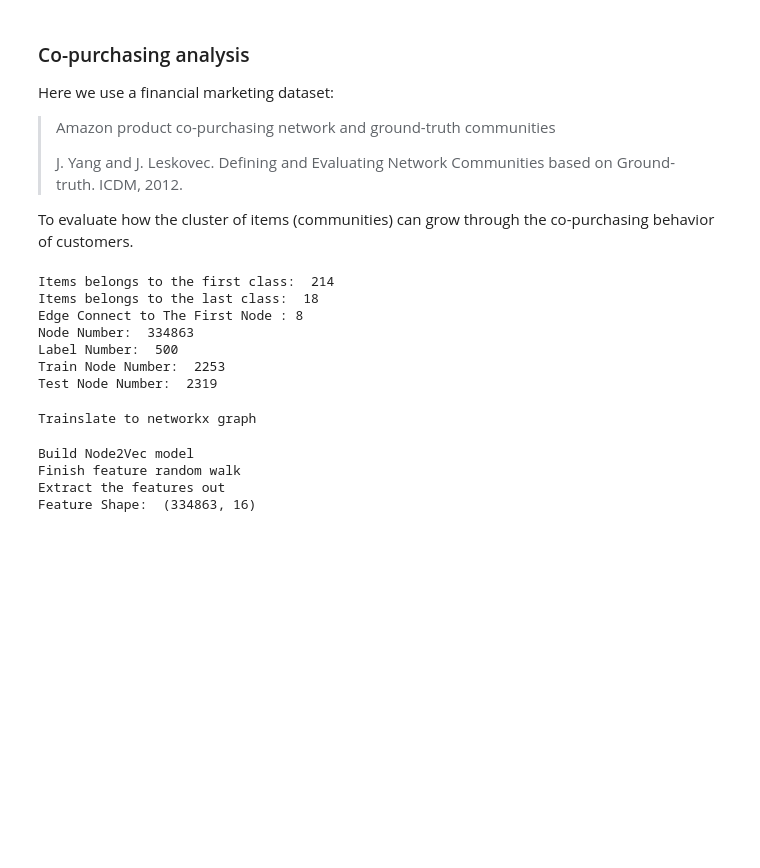
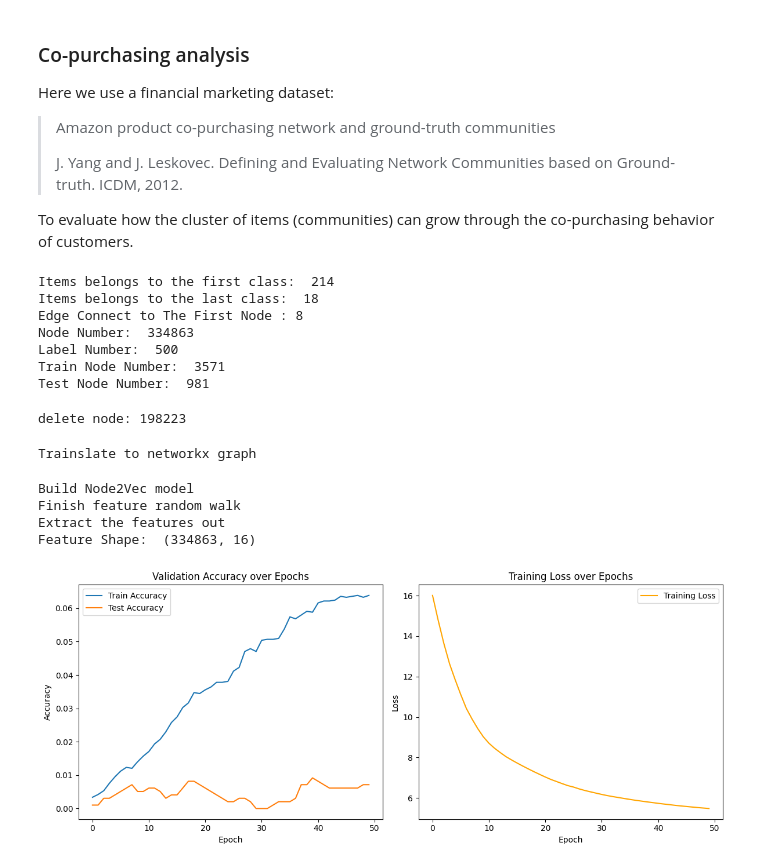
Before and after one commit to Winfred666/GCN_study, a Jupyter notebook: copurchasing_analysis.ipynb, the cells around one changed output. Saved outputs shown, nothing was run; the diff lists cells and outputs as text; code cells hidden in the pictures; blank space fills up the shorter version.

Commit message:
try to add SGC solution to the co-purchasing

```diff
--- a/copurchasing_analysis.ipynb
+++ b/copurchasing_analysis.ipynb
@@ -20,13 +20,14 @@ from copurchase_data_process import read_adjacent_mat,read_label,build_feature_v
 %autoreload 2
 
 adj = read_adjacent_mat("data/co-purchasing/graph.txt")
+
 NODES_NUM = adj.shape[0]
 
 labels, train_mask, test_mask = \
     read_label("data/co-purchasing/cmty5000.txt",\
     NODES_NUM,
     class_num = 500,
-    class_max_rate = 0.5,
+    class_max_rate = 0.8,
     class_max_samp = 0,
     missing_class = 0)
 
@@ -45,8 +46,21 @@ Items belongs to the last class:  18
 Edge Connect to The First Node : 8
 Node Number:  334863
 Label Number:  500
-Train Node Number:  2253
-Test Node Number:  2319
+Train Node Number:  3571
+Test Node Number:  981
+# %%
+# get rid of some nodes with no labels
+no_label_mask = np.where((train_mask+test_mask) == False)[0]
+# select 80% of no_label_mask
+num_samples = int(0.8 * len(no_label_mask))
+no_label_mask = np.random.choice(no_label_mask,size=num_samples,replace=True)
+# filter the node out
+print("delete node: ",len(no_label_mask))
+# NODES_NUM -= len(no_label_mask)
+adj,labels,train_mask,test_mask =
+print("rest node: ", len(adj))
+# %% [output]
+delete node: 198223
 # %%
 # only use adjacent matrix to generate feature vectors
 features_adj = build_feature_vectors(adj, NODES_NUM)
@@ -92,23 +104,45 @@ base_model, train_acc_list,test_acc_list, loss_list,predict_result = train_base(
+# %%
+# also use SGC here.
+from train import train_sgc
+# id_feature = identity_matrix = sp.identity(NODES_NUM, format='csr')
+layer_dims = [features_adj.shape[1], CLASS_NUM]
+sgc_model, train_acc_list,test_acc_list, loss_list ,predict_result = train_sgc(
+    layer_dims=layer_dims,
+    data=(adj, features_adj, labels, train_mask , test_mask),
+    degree = 8,
+    learning_rate= 0.01,
+    weight_decay=  5e-4,
+    self_importance= 1.0,
+    epoch_num = 50,
+)
+
+# save the model and the predict result to disk
+torch.save(sgc_model.state_dict(), "data/co-purchasing/sgc_model.pth")
+np.save("data/co-purchasing/sgc_predict_result.npy",predict_result)
 # %%
 import matplotlib.pyplot as plt
 
 # 绘制验证准确率曲线
 plt.figure(figsize=(12, 5))
 
 plt.subplot(1, 2, 1)
-plt.plot(acc_list, label='Validation Accuracy')
+plt.plot(train_acc_list, label='Train Accuracy')
+plt.plot(test_acc_list, label='Test Accuracy')
+
 plt.xlabel('Epoch')
 plt.ylabel('Accuracy')
 plt.title('Validation Accuracy over Epochs')
 plt.legend() #加图例
 
 # 绘制损失值曲线
 plt.subplot(1, 2, 2)
 plt.plot(loss_list, label='Training Loss', color='orange')
 plt.xlabel('Epoch')
 plt.ylabel('Loss')
 plt.title('Training Loss over Epochs')
 plt.legend()
 
 plt.tight_layout() #调整子图布局
 plt.show()
+# %% [output]
+[figure, added]
```
Also changed, not shown: parts of 5 cells of this notebook, 20 other files.
